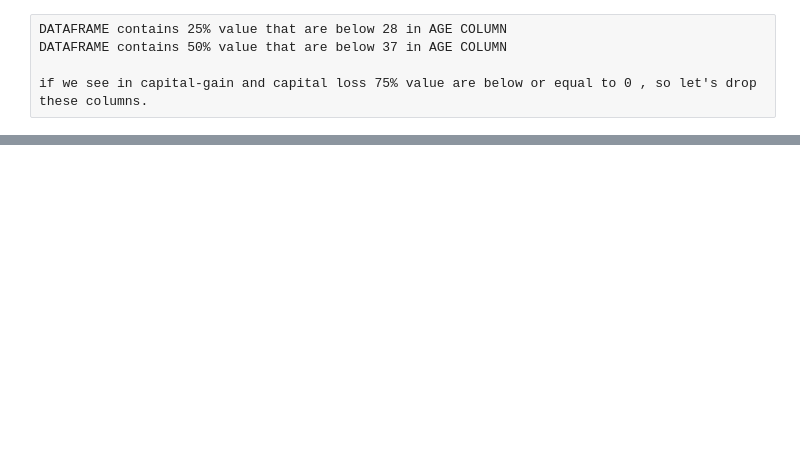
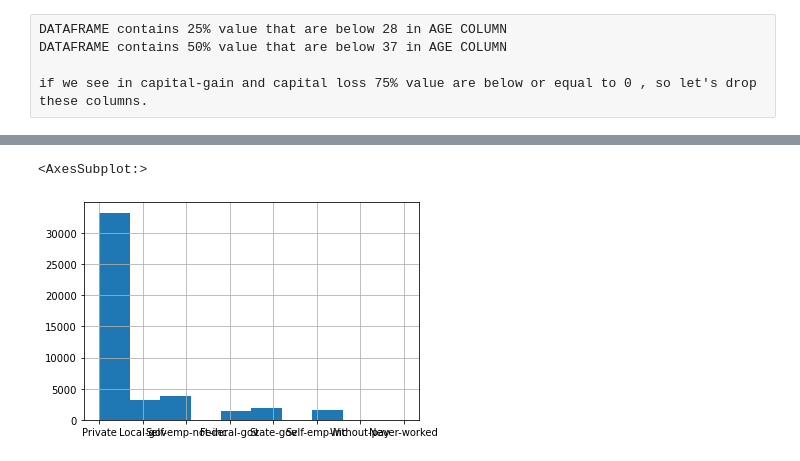
Before and after one commit to devpeak/Pandas, a Jupyter notebook: adult-dataset-project3.ipynb, the cells around one changed output, grey strips where cells are left out. Saved outputs shown, nothing was run; the diff lists cells and outputs as text; code cells hidden in the pictures; blank space fills up the shorter version.

```diff
--- a/adult-dataset-project3.ipynb
+++ b/adult-dataset-project3.ipynb
@@ -501,0 +615,5 @@ if we see in capital-gain and capital loss 75% value are below or equal to 0 , s
+# %%
+df['workclass'].hist()
+# %% [output]
+<AxesSubplot:>
+[figure, added]
```
Also changed, not shown: parts of 42 cells of this notebook.
